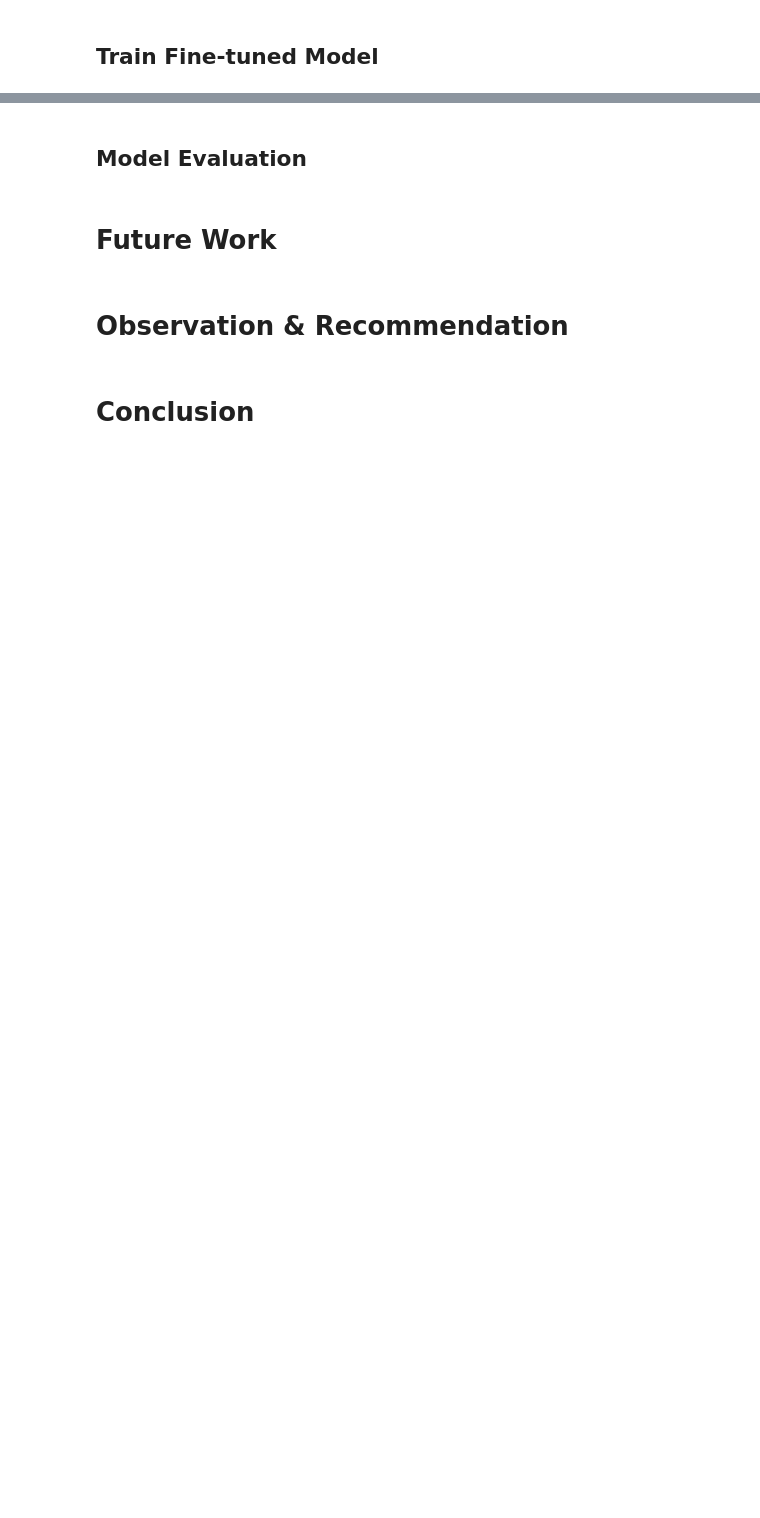
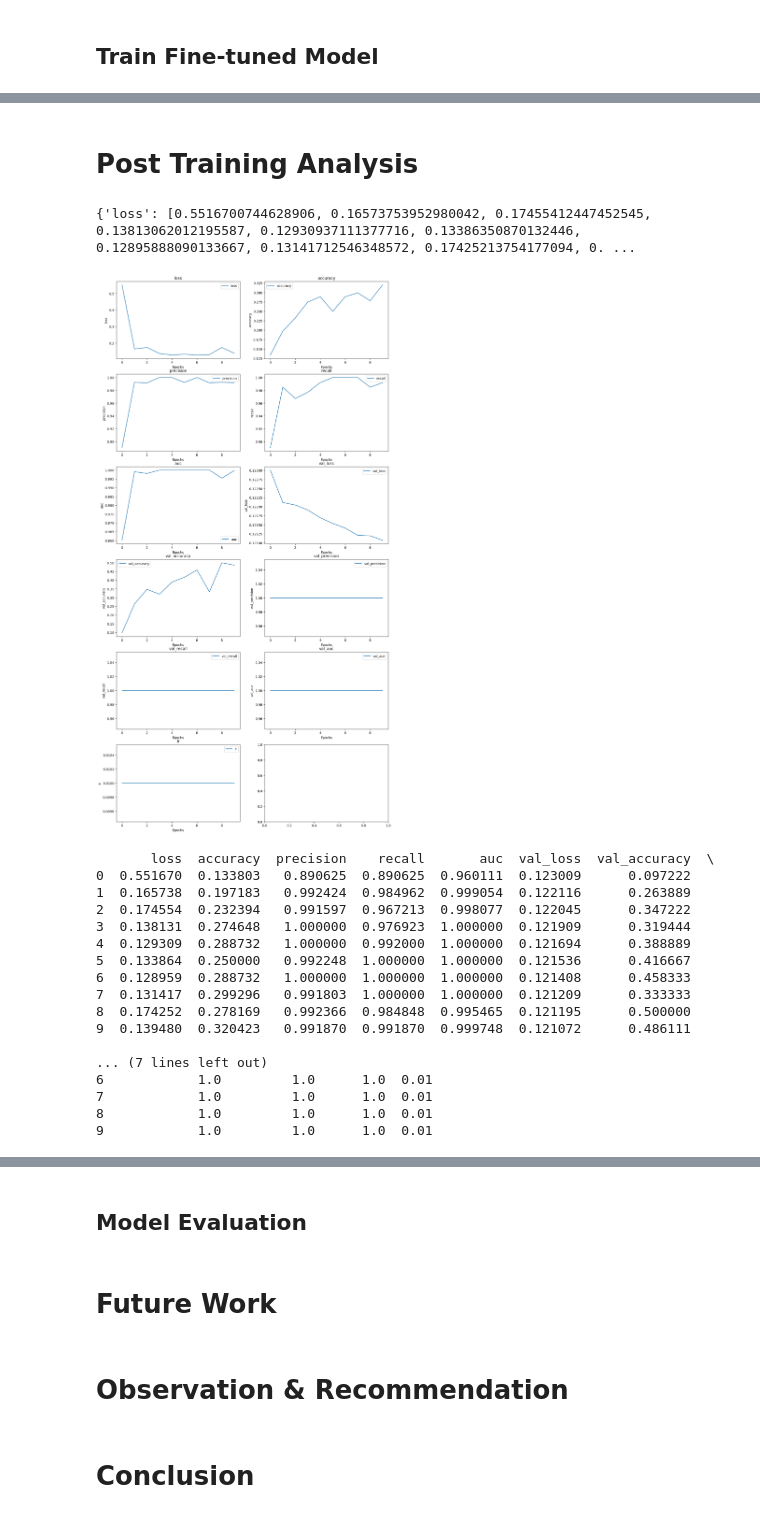
Before and after one commit to DotunOluyade/ShootingVideoClassifier, a Jupyter notebook: VideoAnomalyDetection.ipynb, the cells around one changed output, grey strips where cells are left out. Saved outputs shown, nothing was run; the diff lists cells and outputs as text; code cells hidden in the pictures; blank space fills up the shorter version.

```diff
--- a/VideoAnomalyDetection.ipynb
+++ b/VideoAnomalyDetection.ipynb
@@ -621,7 +608,7 @@ def mil_ranking_loss(sparsity_weight=0.01, smoothness_weight=0.01, margin=5.0):
 ## Split Dataset into Training & Validation Set. Define Data Generators & Set Training Parameters.
 # %%
 total_segments_actual = count_segments(segments_dir)
-batch_size = 32  # Assuming you've defined a batch size
+batch_size = 1  # Assuming you've defined a batch size
 steps_per_epoch = np.ceil(total_segments_actual / batch_size)
 print(f"\nTotal segments across all videos: {total_segments_actual}")
 
@@ -641,10 +628,10 @@ cache_train_filename = f"./cache.tf-train_{int(time.time())}"
 cache_val_filename = f"./cache.tf-val_{int(time.time())}"
 
 train_dataset = dataset.take(train_data_size)
-train_dataset = train_dataset.shuffle(buffer_size=train_data_size).cache(filename=cache_train_filename).batch(batch_size).repeat(num_epochs)
+train_dataset = train_dataset.shuffle(buffer_size=train_data_size).cache(filename=cache_train_filename).batch(batch_size).repeat()
 
 val_dataset = dataset.skip(val_data_size)
-val_dataset = val_dataset.cache(filename=cache_val_filename).batch(batch_size*2).repeat(num_epochs)
+val_dataset = val_dataset.cache(filename=cache_val_filename).batch(batch_size)
 
 
 #train_dataset = train_dataset.map(ensure_correct_dimensions)
@@ -671,6 +658,11 @@ validation_steps_per_epoch 3.0
 # %% [markdown]
 ## Train Fine-tuned Model
 # %%
+from tensorflow.keras import backend as K
+
+
+K.clear_session()
+
 cache_pattern = "./cache.tf-*"
 cleanup_cache_files(cache_pattern)
 
@@ -685,6 +677,7 @@ finetune_model.compile(
     #loss=mil_ranking_loss(sparsity_weight=0.01, smoothness_weight=0.01),
     loss='binary_crossentropy',
     metrics=[
+        Accuracy(name='accuracy'),
         Precision(name='precision'),
         Recall(name='recall'),
         AUC(name='auc')
@@ -697,9 +690,14 @@ history = finetune_model.fit(
     epochs=num_epochs,
     steps_per_epoch=training_steps_per_epoch,
     validation_data=val_dataset,
-    validation_steps=validation_steps_per_epoch,  # Add this line
+    validation_steps=validation_steps_per_epoch,
     callbacks=callbacks_list,
     verbose=1
 )
+
+
+# Save history object
+with open('model_history.pkl', 'wb') as file:
+    pickle.dump(history.history, file)
 # %% [output]
 Epoch 1/10
@@ -776,0 +720,60 @@ NameError: name 'history' is not defined
+# %% [markdown]
+# Post Training Analysis
+# %%
+import pandas as pd
+import matplotlib.pyplot as plt
+
+
+# Load the history from a pickle file
+with open('model_history.pkl', 'rb') as file:
+    loaded_history = pickle.load(file)
+
+# Now, loaded_history is a dictionary that can be used for analysis
+print(loaded_history)
+
+
+# Extracting metrics history
+history_df = pd.DataFrame(loaded_history)
+
+# Number of metrics to plot
+num_metrics = len(history_df.columns)
+num_columns = 2  # Define how many columns of subplots you want
+num_rows = (num_metrics + 1) // num_columns  # This ensures enough rows to hold all metrics
+
+# Create a figure with subplots
+fig, axes = plt.subplots(num_rows, num_columns, figsize=(15, num_rows * 5))  # Adjust figure size as needed
+axes = axes.flatten()  # Flatten the array of axes
+
+
+for i, col in enumerate(history_df.columns):
+    ax = axes.flatten()[i]
+    history_df[[col]].plot(ax=ax)
+    ax.set_title(col)
+    ax.set_xlabel('Epochs')
+    ax.set_ylabel(col)
+
+# Show the plot
+plt.show()
+
+# Display the metrics in a tabular format using DataFrame
+print(history_df)
+# %% [output]
+{'loss': [0.5516700744628906, 0.16573753952980042, 0.17455412447452545, 0.13813062012195587, 0.12930937111377716, 0.13386350870132446, 0.12895888090133667, 0.13141712546348572, 0.17425213754177094, 0. ...
+[figure, added]
+       loss  accuracy  precision    recall       auc  val_loss  val_accuracy  \
+0  0.551670  0.133803   0.890625  0.890625  0.960111  0.123009      0.097222
+1  0.165738  0.197183   0.992424  0.984962  0.999054  0.122116      0.263889
+2  0.174554  0.232394   0.991597  0.967213  0.998077  0.122045      0.347222
+3  0.138131  0.274648   1.000000  0.976923  1.000000  0.121909      0.319444
+4  0.129309  0.288732   1.000000  0.992000  1.000000  0.121694      0.388889
+5  0.133864  0.250000   0.992248  1.000000  1.000000  0.121536      0.416667
+6  0.128959  0.288732   1.000000  1.000000  1.000000  0.121408      0.458333
+7  0.131417  0.299296   0.991803  1.000000  1.000000  0.121209      0.333333
+8  0.174252  0.278169   0.992366  0.984848  0.995465  0.121195      0.500000
+9  0.139480  0.320423   0.991870  0.991870  0.999748  0.121072      0.486111
+
+... (7 lines left out)
+6            1.0         1.0      1.0  0.01
+7            1.0         1.0      1.0  0.01
+8            1.0         1.0      1.0  0.01
+9            1.0         1.0      1.0  0.01
```
Also changed, not shown: parts of 8 cells of this notebook.
